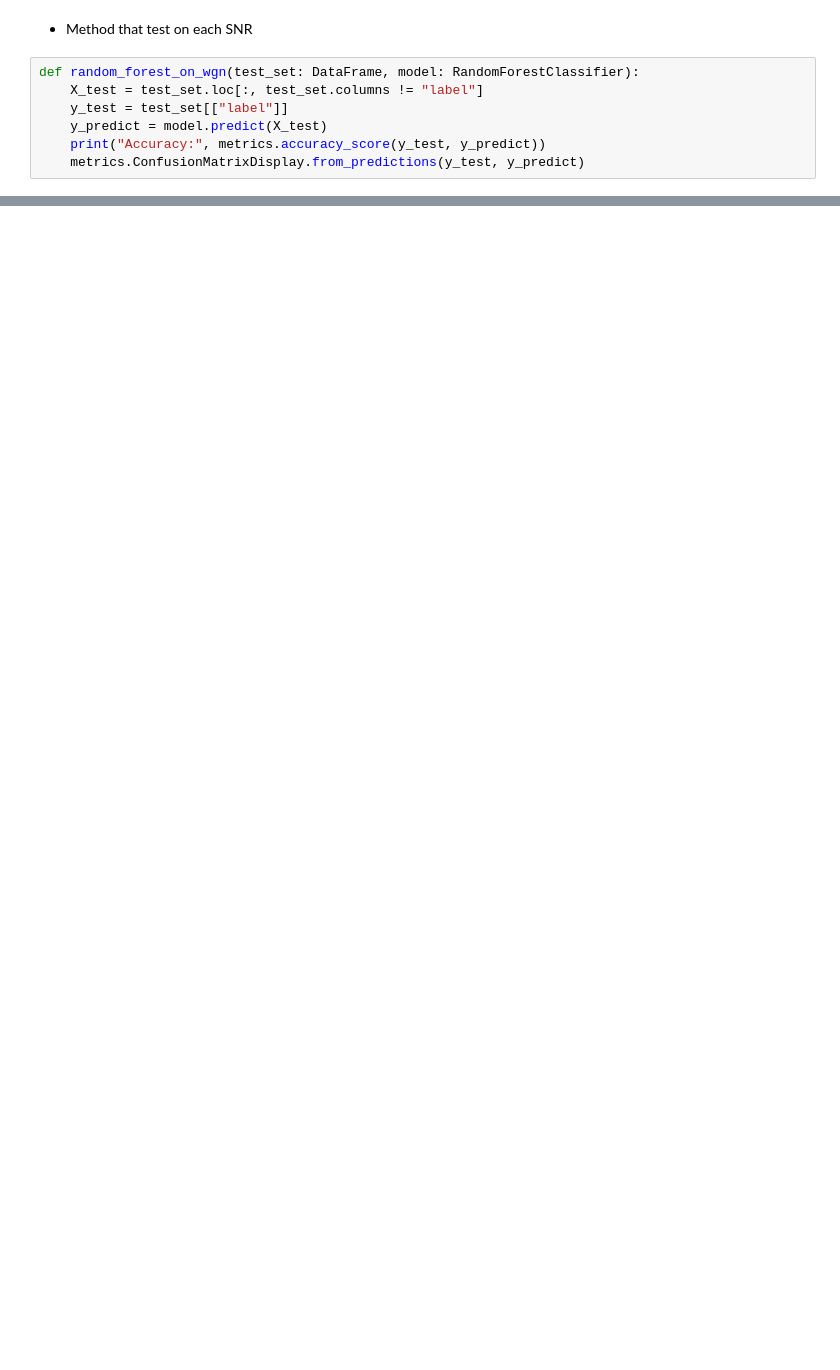
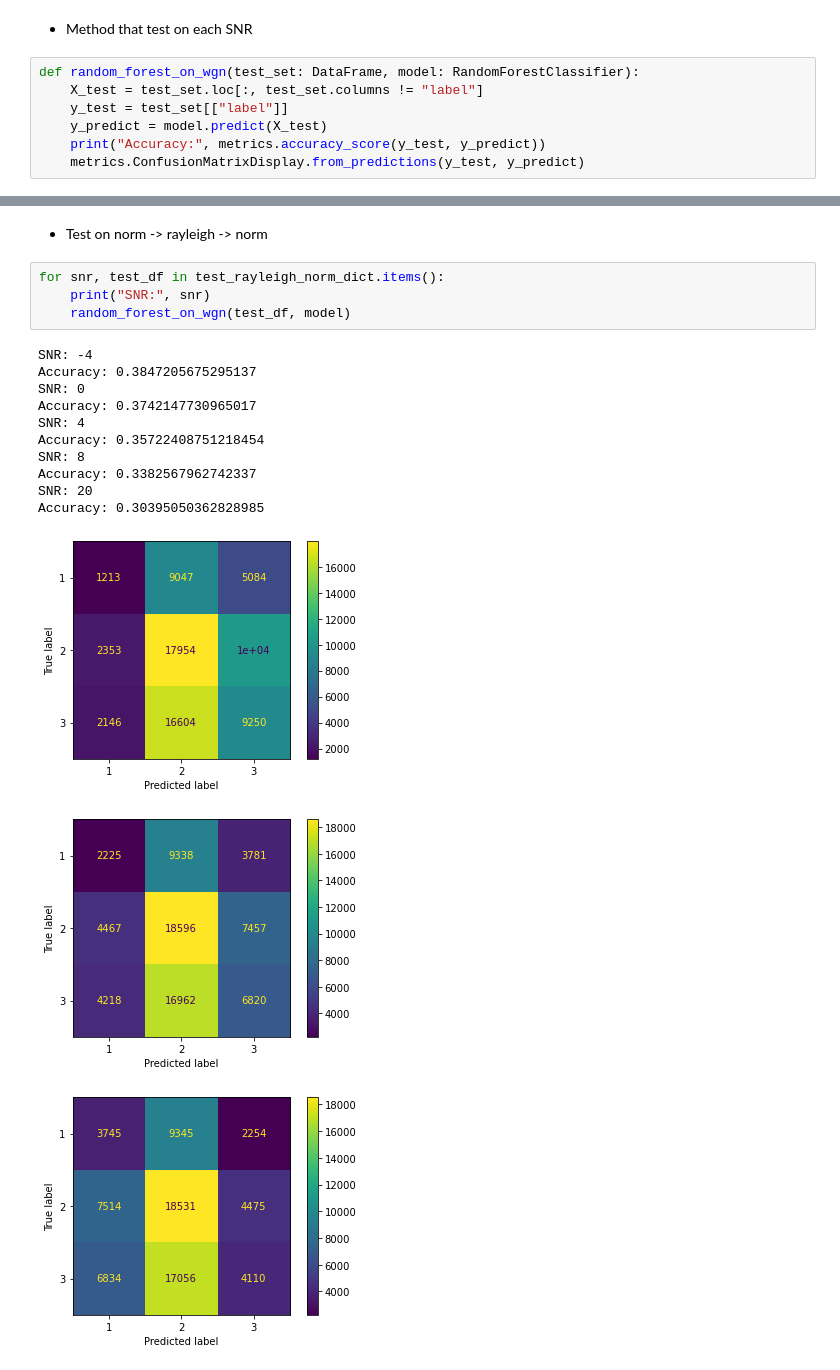
Before and after one commit to kwan919/COMPSCI760, a Jupyter notebook: notebooks/RandomForest.ipynb, the cells around one changed output, grey strips where cells are left out. Saved outputs shown, nothing was run; the diff lists cells and outputs as text; blank space fills up the shorter version.

```diff
--- a/notebooks/RandomForest.ipynb
+++ b/notebooks/RandomForest.ipynb
@@ -239,0 +345,20 @@ Accuracy: 0.40262509476876424
+# %% [markdown]
+- Test on norm -> rayleigh -> norm
+# %%
+for snr, test_df in test_rayleigh_norm_dict.items():
+    print("SNR:", snr)
+    random_forest_on_wgn(test_df, model)
+# %% [output]
+SNR: -4
+Accuracy: 0.3847205675295137
+SNR: 0
+Accuracy: 0.3742147730965017
+SNR: 4
+Accuracy: 0.35722408751218454
+SNR: 8
+Accuracy: 0.3382567962742337
+SNR: 20
+Accuracy: 0.30395050362828985
+[figure, added]
+[figure, added]
+[figure, added]
```
Also changed, not shown: parts of 20 cells of this notebook.
